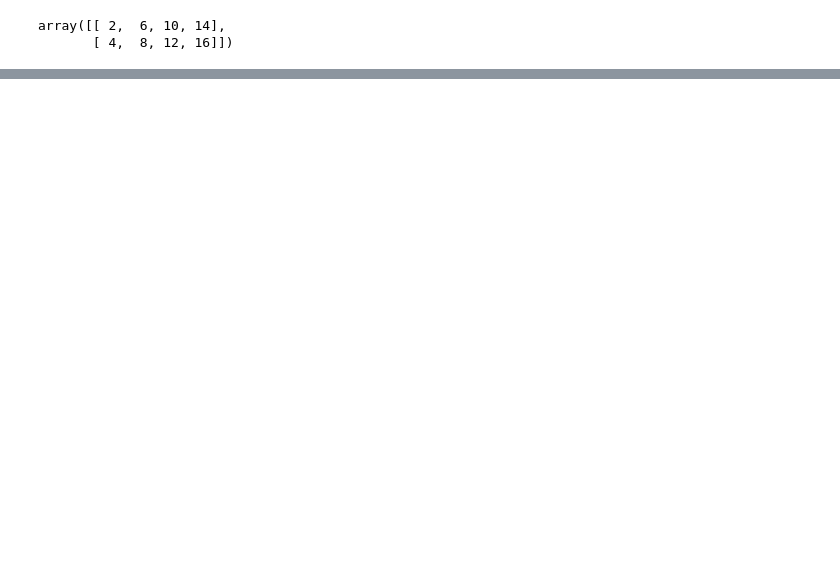
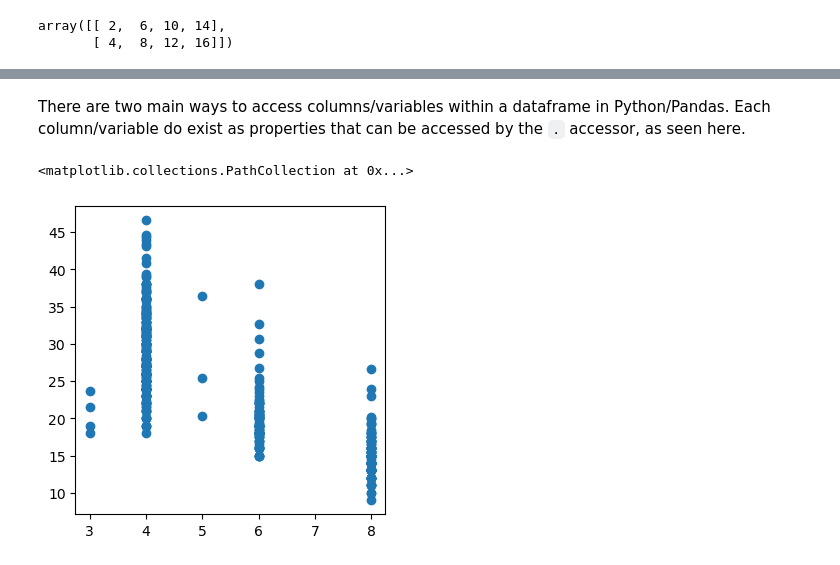
Before and after one commit to thewchan/intro-to-stats-learning, a Jupyter notebook: ch2/python-lab.ipynb, the cells around one changed output, grey strips where cells are left out. Saved outputs shown, nothing was run; the diff lists cells and outputs as text; code cells hidden in the pictures; blank space fills up the shorter version.

```diff
--- a/ch2/python-lab.ipynb
+++ b/ch2/python-lab.ipynb
@@ -463,0 +510,3 @@ array([[ 2,  6, 10, 14],
+# %%
+auto = pd.read_csv("Auto.data", sep=r"\s+", dtype={"name": "category"}, na_values="?")
+auto
@@ -463,0 +548,3 @@ array([[ 2,  6, 10, 14],
+# %%
+auto = auto.dropna()
+auto
@@ -463,0 +584,8 @@ array([[ 2,  6, 10, 14],
+# %% [markdown]
+There are two main ways to access columns/variables within a dataframe in Python/Pandas. Each column/variable do exist as properties that can be accessed by the `.` accessor, as seen here.
+# %%
+fig, ax = plt.subplots(figsize=(4, 4))
+ax.scatter(auto.cylinders, auto.mpg)
+# %% [output]
+<matplotlib.collections.PathCollection at 0x...>
+[figure, added]
```
Also changed, not shown: parts of 71 cells of this notebook, 8 other files.
